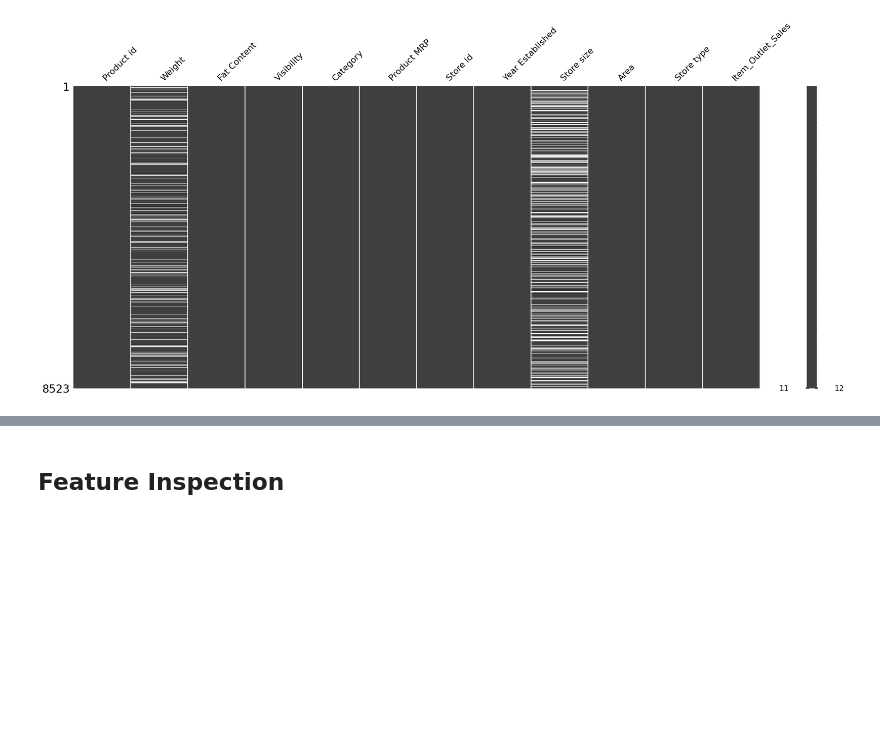
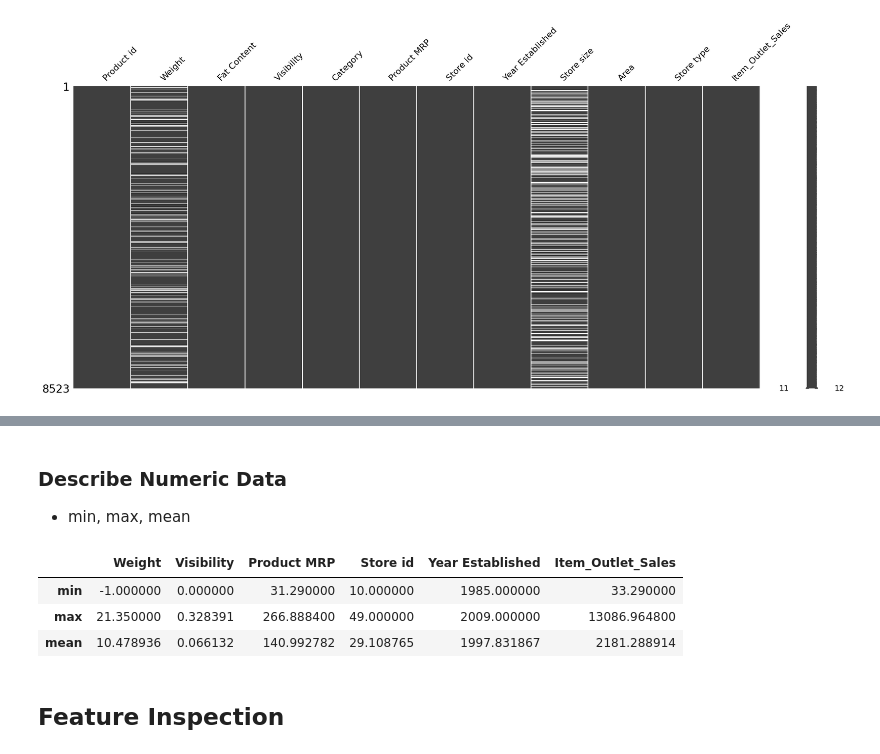
Before and after one commit to swirita/Prediction-of-Product-Sales, a Jupyter notebook: Prediction_of_Product_Sales.ipynb, the cells around one changed output, grey strips where cells are left out. Drawn from its saved outputs; the diff is of its cells as text; code cells hidden in the pictures; blank space fills up the shorter version.

```diff
--- a/Prediction_of_Product_Sales.ipynb
+++ b/Prediction_of_Product_Sales.ipynb
@@ -209,0 +252,12 @@ df[null_weight_store_size]
+# %%
+# filter categorical/string objects
+cat_cols=df.select_dtypes('object').columns
+
+# filter numbers
+num_cols=df.select_dtypes('number').columns
+# %%
+# adress missing values in df (categorical/string) with placeholder MISSING
+df[cat_cols]=df[cat_cols].fillna('MISSING')
+
+# check for applied changes
+df.isna().sum()
@@ -209,0 +319,6 @@ df[null_weight_store_size]
+# %%
+# fill null values with -1 placeholder
+df[num_cols]=df[num_cols].fillna(-1)
+
+# check applied changes
+df[num_cols].isna().sum()
@@ -209,0 +377,8 @@ df[null_weight_store_size]
+# %%
+# Replace LF, low fat with Low Fat, and req with Regular:
+df['Fat Content']=df['Fat Content'].replace({'LF':'Low Fat',
+                                             "low fat":'Low Fat',
+                                             'reg':'Regular'})
+
+# Confirm applied changes
+df['Fat Content'].value_counts()
@@ -210,2 +391,16 @@ df[null_weight_store_size]
+# %% [markdown]
+### Describe Numeric Data
+- min, max, mean
+# %%
+# get numeric columns
+num_cols=df.select_dtypes('number').columns
+
+# use the describe method and filter using .loc()
+df[num_cols].describe().loc[['min','max','mean']]
+# %% [output]
+|  | Weight | Visibility | Product MRP | Store id | Year Established | Item_Outlet_Sales |
+| min | -1.000000 | 0.000000 | 31.290000 | 10.000000 | 1985.000000 | 33.290000 |
+| max | 21.350000 | 0.328391 | 266.888400 | 49.000000 | 2009.000000 | 13086.964800 |
+| mean | 10.478936 | 0.066132 | 140.992782 | 29.108765 | 1997.831867 | 2181.288914 |
 # %% [markdown]
 ## Feature Inspection
```
Also changed, not shown: parts of 25 cells of this notebook.
